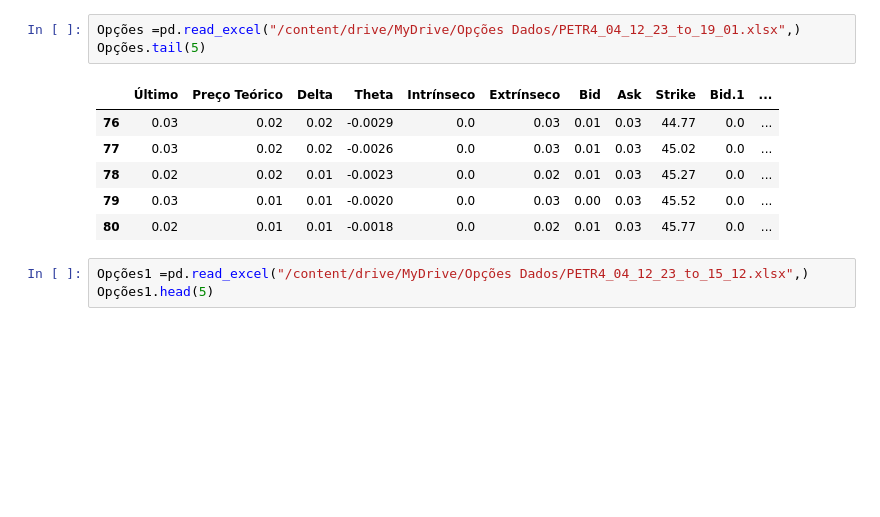
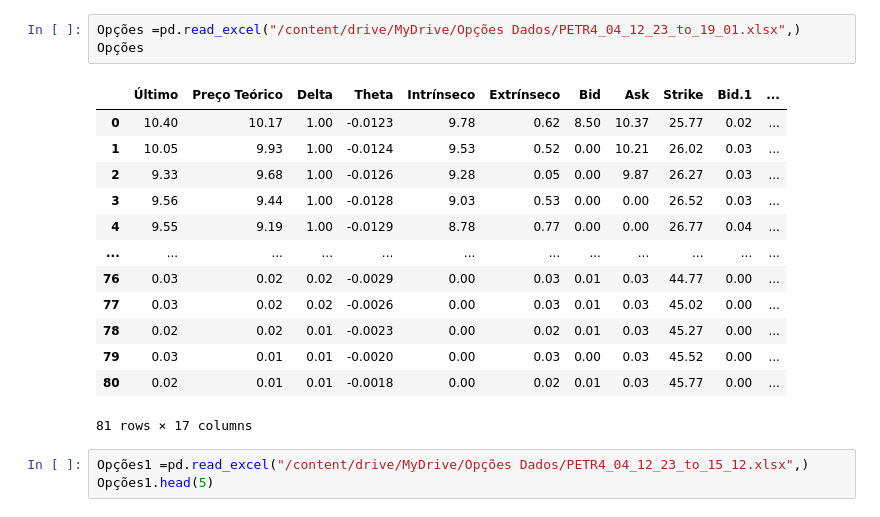
Before and after one commit to facklen/python_para_investimentos, a Jupyter notebook: Avaliação_Opções_PETR4.ipynb, the cells around one changed output. Saved outputs shown, nothing was run; the diff lists cells and outputs as text; blank space fills up the shorter version.

```diff
--- a/Avaliação_Opções_PETR4.ipynb
+++ b/Avaliação_Opções_PETR4.ipynb
@@ -13,13 +14,20 @@ Mounted at /content/drive
 # %%
 Opções =pd.read_excel("/content/drive/MyDrive/Opções Dados/PETR4_04_12_23_to_19_01.xlsx",)
-Opções.tail(5)
+Opções
 # %% [output]
 |  | Último | Preço Teórico | Delta | Theta | Intrínseco | Extrínseco | Bid | Ask | Strike | Bid.1 | ... |
-| 76 | 0.03 | 0.02 | 0.02 | -0.0029 | 0.0 | 0.03 | 0.01 | 0.03 | 44.77 | 0.0 | ... |
-| 77 | 0.03 | 0.02 | 0.02 | -0.0026 | 0.0 | 0.03 | 0.01 | 0.03 | 45.02 | 0.0 | ... |
-| 78 | 0.02 | 0.02 | 0.01 | -0.0023 | 0.0 | 0.02 | 0.01 | 0.03 | 45.27 | 0.0 | ... |
-| 79 | 0.03 | 0.01 | 0.01 | -0.0020 | 0.0 | 0.03 | 0.00 | 0.03 | 45.52 | 0.0 | ... |
-| 80 | 0.02 | 0.01 | 0.01 | -0.0018 | 0.0 | 0.02 | 0.01 | 0.03 | 45.77 | 0.0 | ... |
+| 0 | 10.40 | 10.17 | 1.00 | -0.0123 | 9.78 | 0.62 | 8.50 | 10.37 | 25.77 | 0.02 | ... |
+| 1 | 10.05 | 9.93 | 1.00 | -0.0124 | 9.53 | 0.52 | 0.00 | 10.21 | 26.02 | 0.03 | ... |
+| 2 | 9.33 | 9.68 | 1.00 | -0.0126 | 9.28 | 0.05 | 0.00 | 9.87 | 26.27 | 0.03 | ... |
+| 3 | 9.56 | 9.44 | 1.00 | -0.0128 | 9.03 | 0.53 | 0.00 | 0.00 | 26.52 | 0.03 | ... |
+| 4 | 9.55 | 9.19 | 1.00 | -0.0129 | 8.78 | 0.77 | 0.00 | 0.00 | 26.77 | 0.04 | ... |
+| ... | ... | ... | ... | ... | ... | ... | ... | ... | ... | ... | ... |
+| 76 | 0.03 | 0.02 | 0.02 | -0.0029 | 0.00 | 0.03 | 0.01 | 0.03 | 44.77 | 0.00 | ... |
+| 77 | 0.03 | 0.02 | 0.02 | -0.0026 | 0.00 | 0.03 | 0.01 | 0.03 | 45.02 | 0.00 | ... |
+| 78 | 0.02 | 0.02 | 0.01 | -0.0023 | 0.00 | 0.02 | 0.01 | 0.03 | 45.27 | 0.00 | ... |
+| 79 | 0.03 | 0.01 | 0.01 | -0.0020 | 0.00 | 0.03 | 0.00 | 0.03 | 45.52 | 0.00 | ... |
+| 80 | 0.02 | 0.01 | 0.01 | -0.0018 | 0.00 | 0.02 | 0.01 | 0.03 | 45.77 | 0.00 | ... |
+81 rows × 17 columns
 # %%
 Opções1 =pd.read_excel("/content/drive/MyDrive/Opções Dados/PETR4_04_12_23_to_15_12.xlsx",)
 Opções1.head(5)
```
Also changed, not shown: parts of 7 cells of this notebook.
